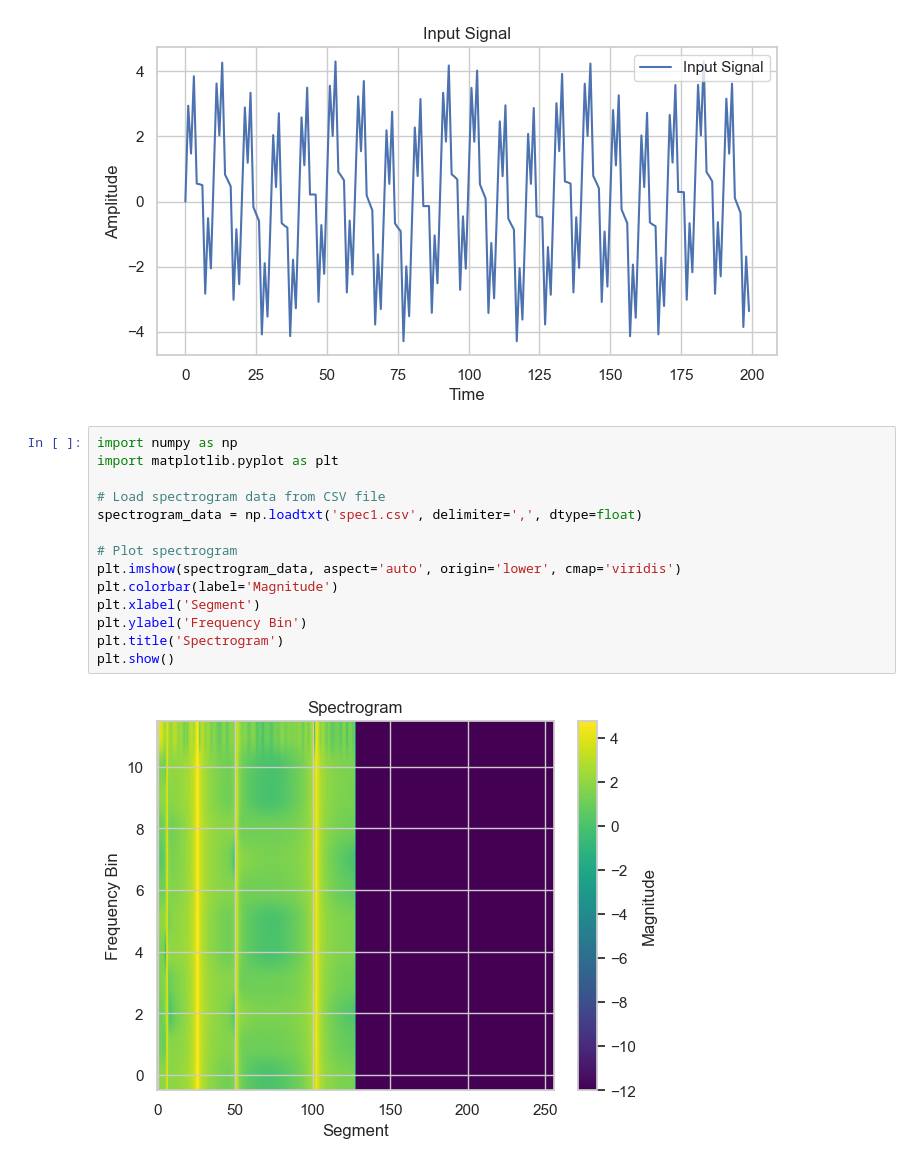
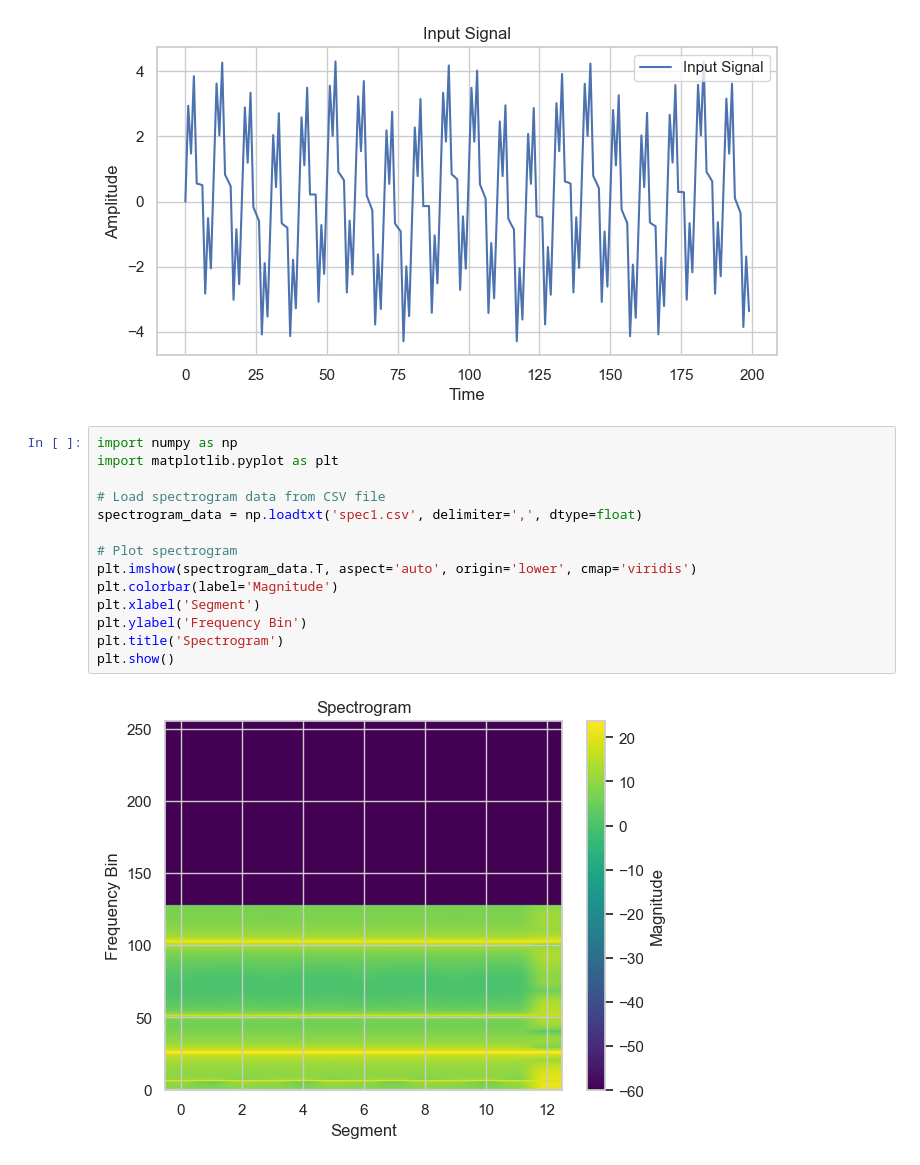
Before and after one commit to hissain/dsp-spectrogram, a Jupyter notebook: python/spectrogram.ipynb, the cells around one changed output. Drawn from its saved outputs; the diff is of its cells as text.

```diff
--- a/python/spectrogram.ipynb
+++ b/python/spectrogram.ipynb
@@ -30,16 +30,16 @@ plot_graph(inputSignal[:200], title="Input Signal")
 # %%
 import numpy as np
 import matplotlib.pyplot as plt
 
 # Load spectrogram data from CSV file
 spectrogram_data = np.loadtxt('spec1.csv', delimiter=',', dtype=float)
 
 # Plot spectrogram
-plt.imshow(spectrogram_data, aspect='auto', origin='lower', cmap='viridis')
+plt.imshow(spectrogram_data.T, aspect='auto', origin='lower', cmap='viridis')
 plt.colorbar(label='Magnitude')
 plt.xlabel('Segment')
 plt.ylabel('Frequency Bin')
 plt.title('Spectrogram')
 plt.show()
 # %% [output]
-[figure, old version]
+[figure, new version]
```
Also changed, not shown: parts of 1 cell of this notebook, 4 other files.
